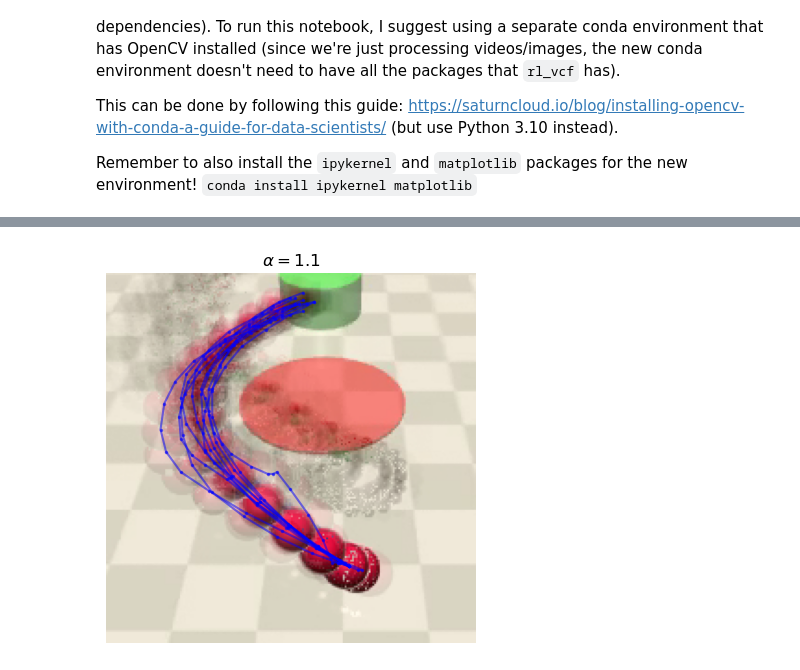
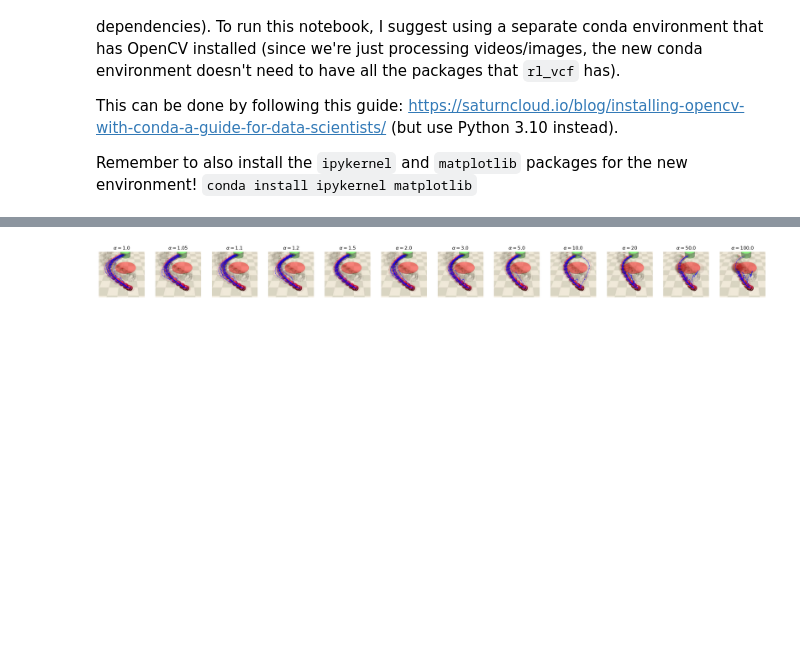
Before and after one commit to JacquesCloete/sport, a Jupyter notebook: notebooks/envs/episode_trajectory_distribution_visualization.ipynb, the cells around one changed output, grey strips where cells are left out. Cells and saved outputs as stored; diff of their text form; code cells hidden in the pictures; blank space fills up the shorter version.

```diff
--- a/notebooks/envs/episode_trajectory_distribution_visualization.ipynb
+++ b/notebooks/envs/episode_trajectory_distribution_visualization.ipynb
@@ -124,4 +177,7 @@ def plot_trajectories(
 # %%
+# Alphas
+alphas = [1.0, 1.05, 1.1, 1.2, 1.5, 2.0, 3.0, 5.0, 10.0, 20, 50.0, 100.0]
+
 # Episode indices
 ep_idxs = np.arange(0, 1000, 100)
 
@@ -178,3 +192,13 @@ alpha_100_frames, backsub = extract_frames(
+# %%
+# Extract frames
+frames, backsub = extract_frames(
+    ep_idxs=ep_idxs,
+    alphas=alphas,
+    backsub=backsub,
+    algo=algo,
+    learning_rate=learning_rate,
+    crop_lims=crop_lims,
+)
 # %%
 # Check background subtraction is working
 plt.imshow(
@@ -215,13 +226,19 @@ fig, ax = plot_trajectories(
 # %%
-fix, ax = plot_trajectories(
-    frames=alpha_1_1_frames,
-    alpha=1.1,
+# alphas_to_plot = [1.0, 1.1]
+alphas_to_plot = alphas
+
+fig, ax = plot_trajectories(
+    frames=frames,
+    keys=alphas_to_plot,
     backsub=backsub,
     update_rate=update_rate,
     keypoint_size_cutoff=keypoint_size_cutoff,
     blur_size=blur_size,
     blob_detector=blob_detector,
     color="b",
+    fig_size_scale_factor=2.0,
+    line_width=1.0,
+    marker_size=1.0,
 )
 # %% [output]
-[figure, old version]
+[figure, new version]
```
Also changed, not shown: parts of 7 cells of this notebook, 11 other files.
